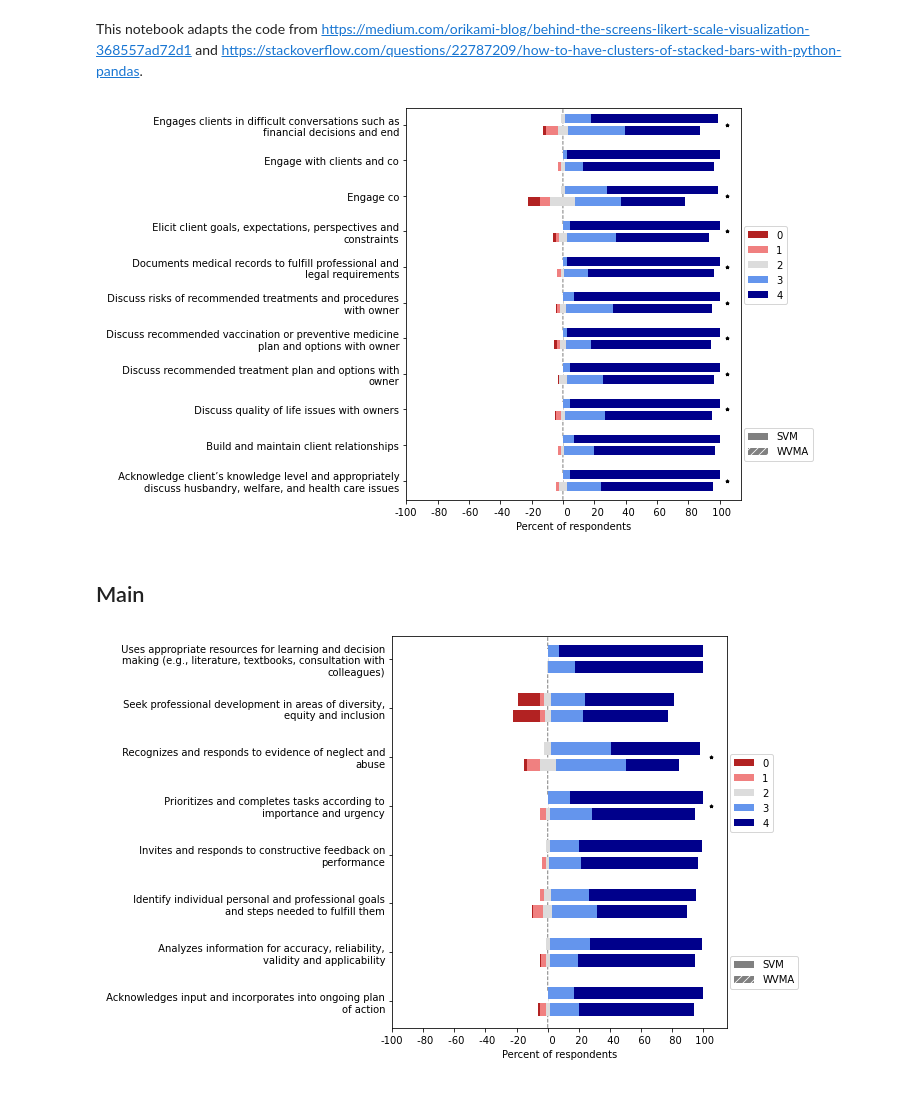
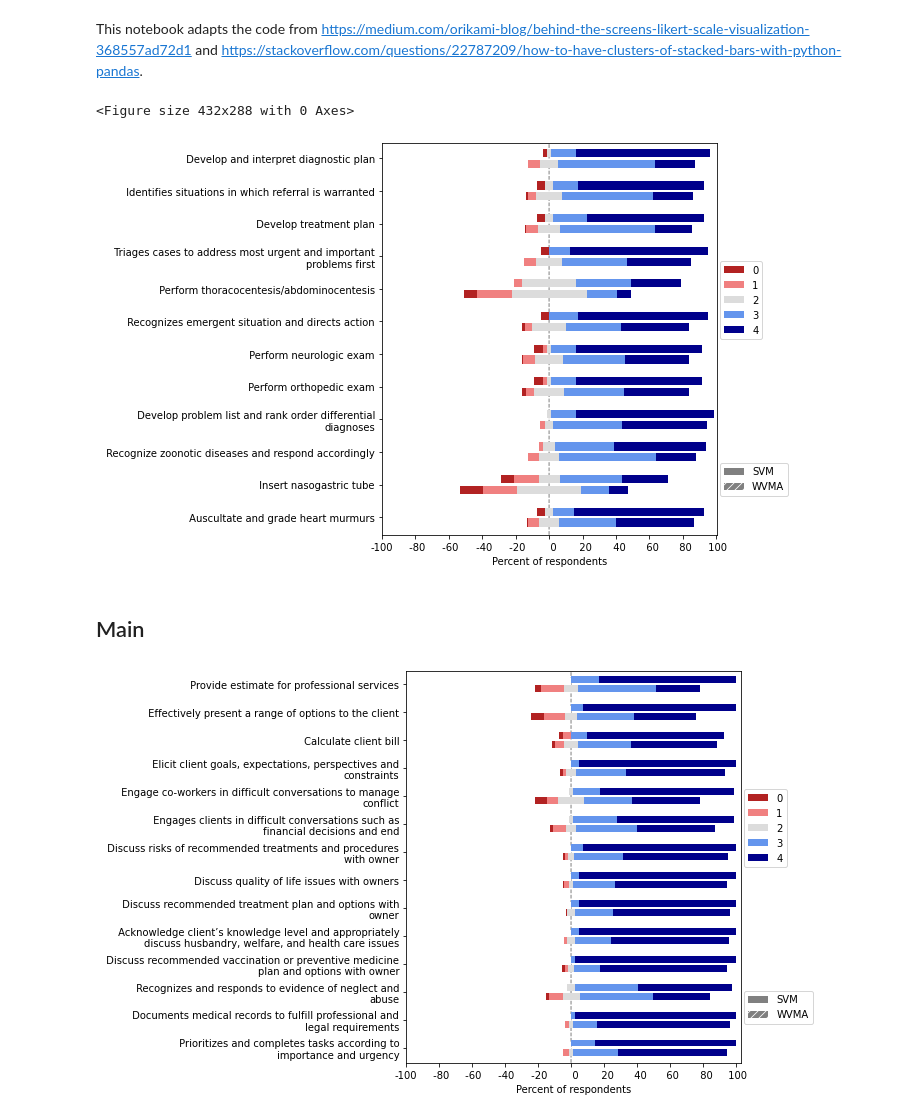
Before and after one commit to nathanbollig/vet-graduate-expectations-survey, a Jupyter notebook: likert_figs.ipynb, the cells around one changed output. Saved outputs shown, nothing was run; the diff lists cells and outputs as text; code cells hidden in the pictures.

Commit message:
Sort by corrected p value

```diff
--- a/likert_figs.ipynb
+++ b/likert_figs.ipynb
@@ -36,7 +36,7 @@ def get_dfs(filenames):
                 # Reformat sig column
                 sheet.loc[:,'sig'] = sheet.loc[:,'sig'].fillna(False).replace('*', True).astype(bool)
                 # Project only needed columns
-                keep_strings = ['Subquestion', '0', '1', '2', '3', '4', 'sig', 'fig']
+                keep_strings = ['Subquestion', '0', '1', '2', '3', '4', 'pval_corrected', 'sig', 'fig']
                 mask = []
                 for col in sheet.columns:
                     mask.append(False)  # Append False by default
@@ -48,7 +48,7 @@ def get_dfs(filenames):
                 dfs.append(sheet)
     return dfs
 # %%
-filenames = ['summary_nontechnical_allspecies.xlsx']
+filenames = ['companion_animal.xlsx', 'special_species.xlsx', 'summary_nontechnical_allspecies.xlsx']
 dfs = get_dfs(filenames)
 # %%
 dfs[2]
@@ -72,12 +73,12 @@ fig_nums = set()
 for i in range(len(dfs)):
     # Create SVM table
     df_SVM = dfs[i].copy()
-    df_SVM = df_SVM.iloc[:, [0,1,2,3,4,5,11,12]]
-    df_SVM.columns = [df_SVM.columns[0]] + ['0', '1', '2', '3', '4'] + list(df_SVM.columns[-2:])
+    df_SVM = df_SVM.iloc[:, [0,1,2,3,4,5,11,12,13]]
+    df_SVM.columns = [df_SVM.columns[0]] + ['0', '1', '2', '3', '4'] + list(df_SVM.columns[-3:])
     df_SVM['pop'] = 'SVM'
     # Create WVMA table
     df_WVMA = dfs[i].copy()
-    df_WVMA = df_WVMA.iloc[:, [0,6,7,8,9,10,11,12]]
+    df_WVMA = df_WVMA.iloc[:, [0,6,7,8,9,10,11,12,13]]
     df_WVMA['pop'] = 'WVMA'
     df_WVMA.columns = df_SVM.columns.copy()
     # Concatenate tables
@@ -207,11 +210,15 @@ import matplotlib.pyplot as plt
 import matplotlib as mpl
 mpl.rcParams['hatch.color'] = 'white'
 mpl.rcParams['hatch.linewidth'] = 0.8
+# %%
+plt.clf()
+# %% [output]
+<Figure size 432x288 with 0 Axes>
 # %%
 def one_plot(df, FIGURE):
     # Clear plt and apply figure filter
     plt.clf()
-    df = df.loc[df['fig']==FIGURE].copy()
+    df = df.loc[df['fig']==FIGURE].copy().sort_values(by='pval_corrected', ascending=False) # Sort descending so the figure can be read top to bottom
 
     ax = plt.subplot(111)
     labels = ['SVM', 'WVMA']
@@ -235,7 +242,7 @@ def one_plot(df, FIGURE):
     z.set_zorder(-1)
 
     # Plot horizontal bars
-    ax = df.loc[df['pop']=='SVM'].drop(columns=['fig']).plot.barh(
+    ax = df.loc[df['pop']=='SVM'].drop(columns=['fig', 'pval_corrected']).plot.barh(
         stacked=True,
         linewidth=0,
         color=likert_colors,
@@ -244,7 +251,7 @@ def one_plot(df, FIGURE):
         legend=False,
         grid=False
     )
-    ax = df[df['pop']=='WVMA'].drop(columns=['fig']).plot.barh(
+    ax = df[df['pop']=='WVMA'].drop(columns=['fig', 'pval_corrected']).plot.barh(
         stacked=True,
         linewidth=0,
         color=likert_colors,
@@ -313,13 +320,13 @@ def one_plot(df, FIGURE):
 
     plt.savefig("fig%i.svg"%(FIGURE,), dpi=400, bbox_inches = "tight")
 # %%
-one_plot(df, FIGURE=13)
+one_plot(df, FIGURE=1)
 # %% [output]
-[figure, old version]
+[figure, new version]
 # %% [markdown]
 ## Main
 # %%
 for fig_num in fig_nums:
     one_plot(df, FIGURE=fig_num)
 # %% [output]
-[figure, old version]
+[figure, new version]
```
Also changed, not shown: parts of 7 cells of this notebook.
